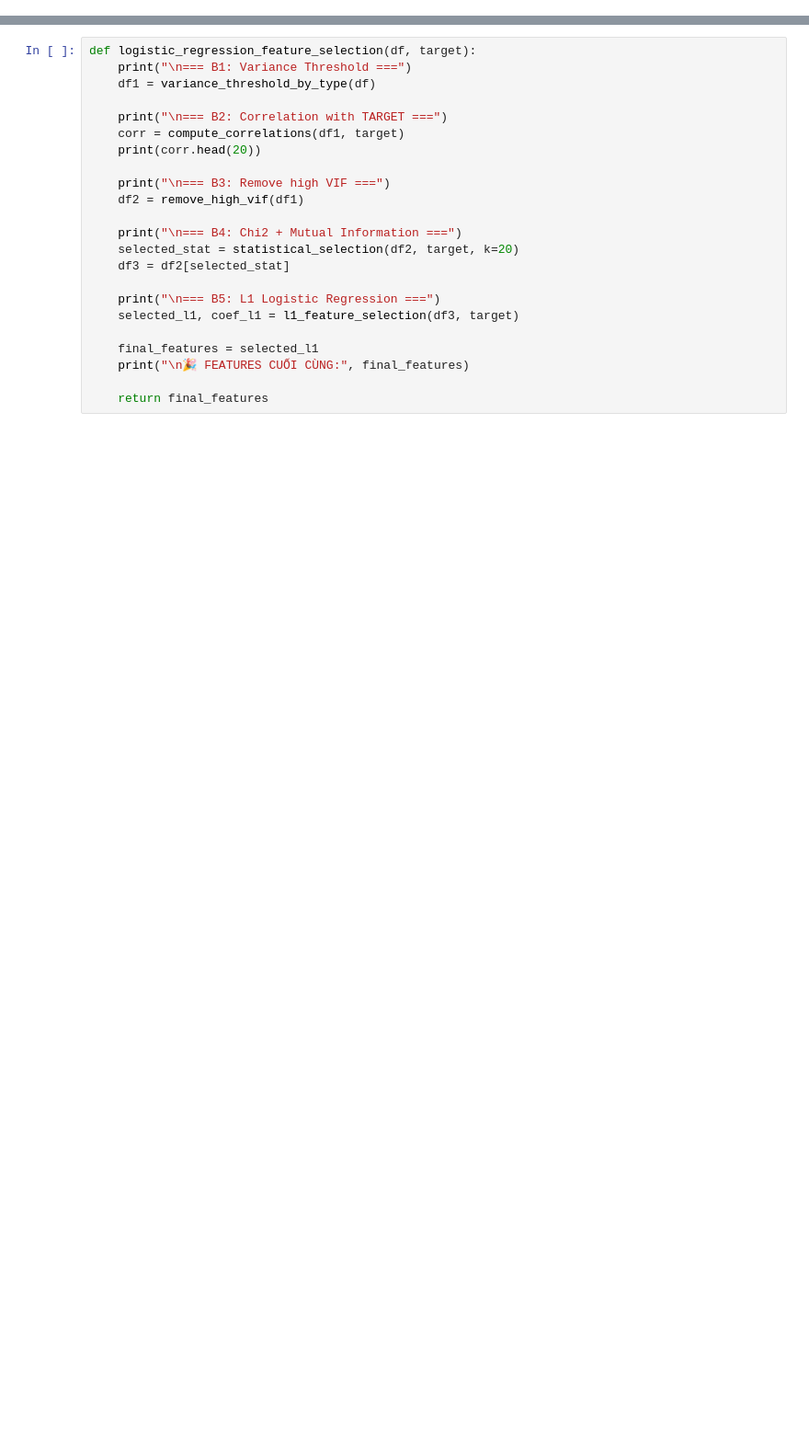
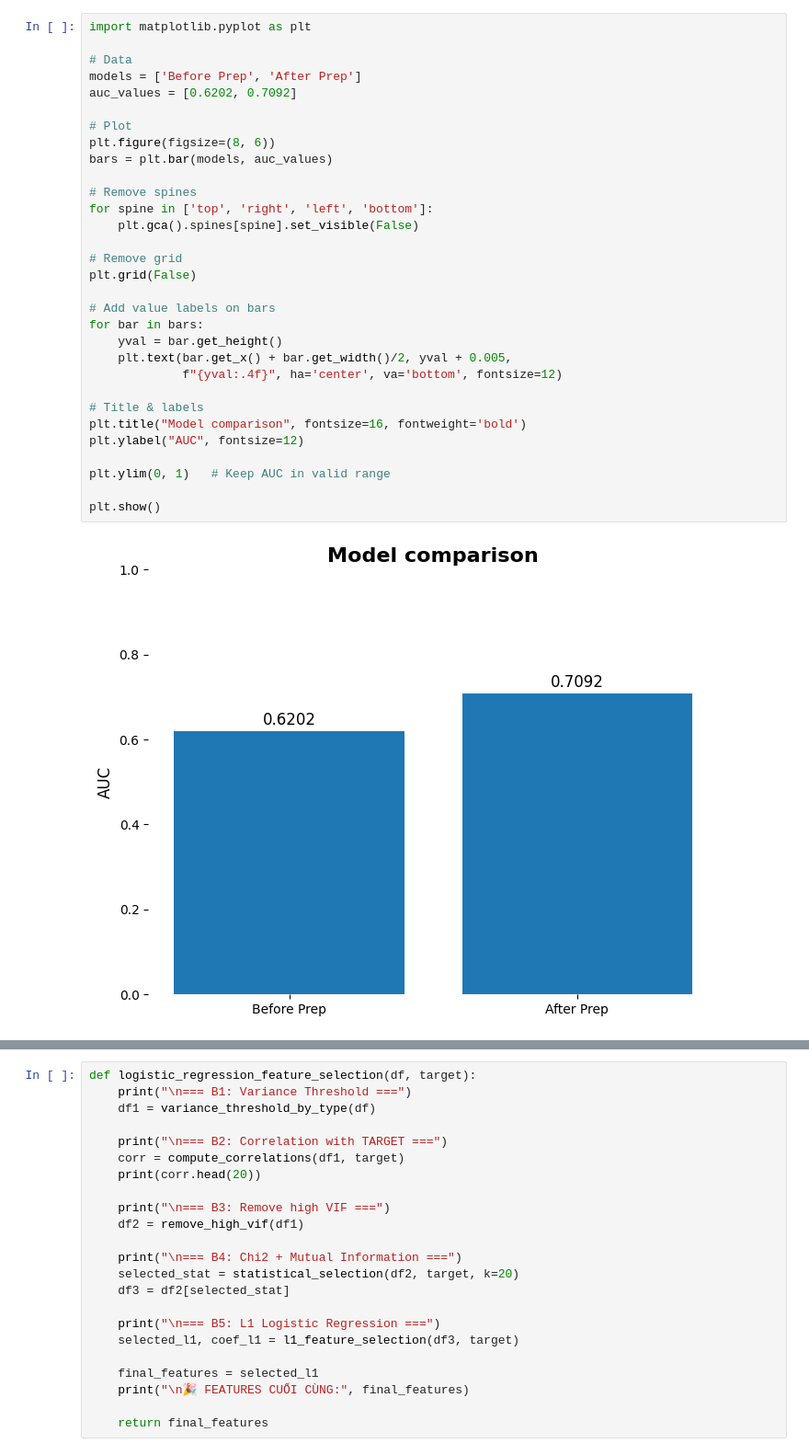
Before and after one commit to MinhGioChai/Data-Visualization, a Jupyter notebook: src/feature_selection.ipynb, the cells around one changed output, grey strips where cells are left out. Shown: that part at 92% size. Saved outputs shown, nothing was run; the diff lists cells and outputs as text; blank space fills up the shorter version.

```diff
--- a/src/feature_selection.ipynb
+++ b/src/feature_selection.ipynb
@@ -1,3 +1,36 @@
+# %%
+import matplotlib.pyplot as plt
+
+# Data
+models = ['Before Prep', 'After Prep']
+auc_values = [0.6202, 0.7092]
+
+# Plot
+plt.figure(figsize=(8, 6))
+bars = plt.bar(models, auc_values)
+
+# Remove spines
+for spine in ['top', 'right', 'left', 'bottom']:
+    plt.gca().spines[spine].set_visible(False)
+
+# Remove grid
+plt.grid(False)
+
+# Add value labels on bars
+for bar in bars:
+    yval = bar.get_height()
+    plt.text(bar.get_x() + bar.get_width()/2, yval + 0.005,
+             f"{yval:.4f}", ha='center', va='bottom', fontsize=12)
+
+# Title & labels
+plt.title("Model comparison", fontsize=16, fontweight='bold')
+plt.ylabel("AUC", fontsize=12)
+
+plt.ylim(0, 1)   # Keep AUC in valid range
+
+plt.show()
+# %% [output]
+[figure, added]
 # %%
 import pandas as pd
 import numpy as np
```
Also changed, not shown: parts of 10 cells of this notebook, 16 other files.
